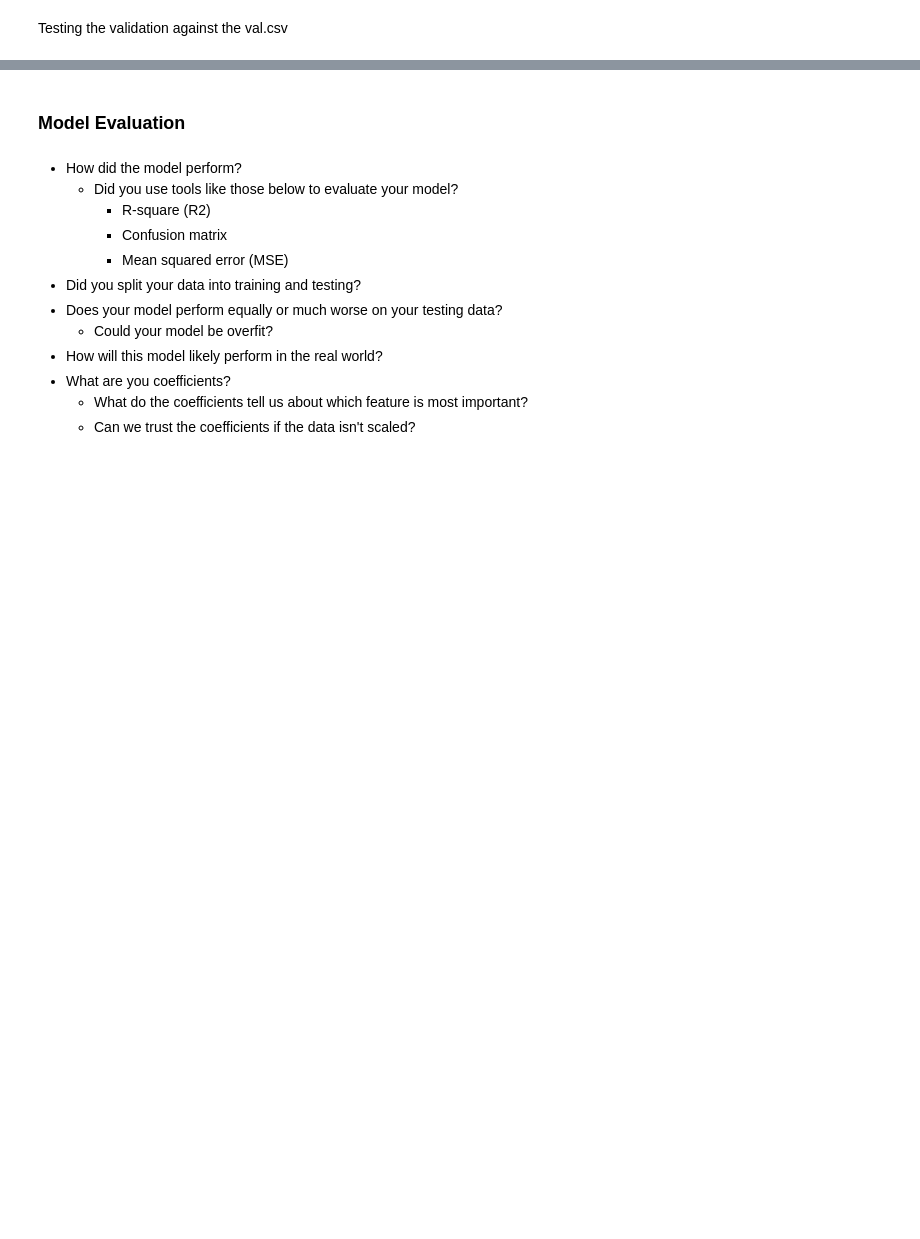
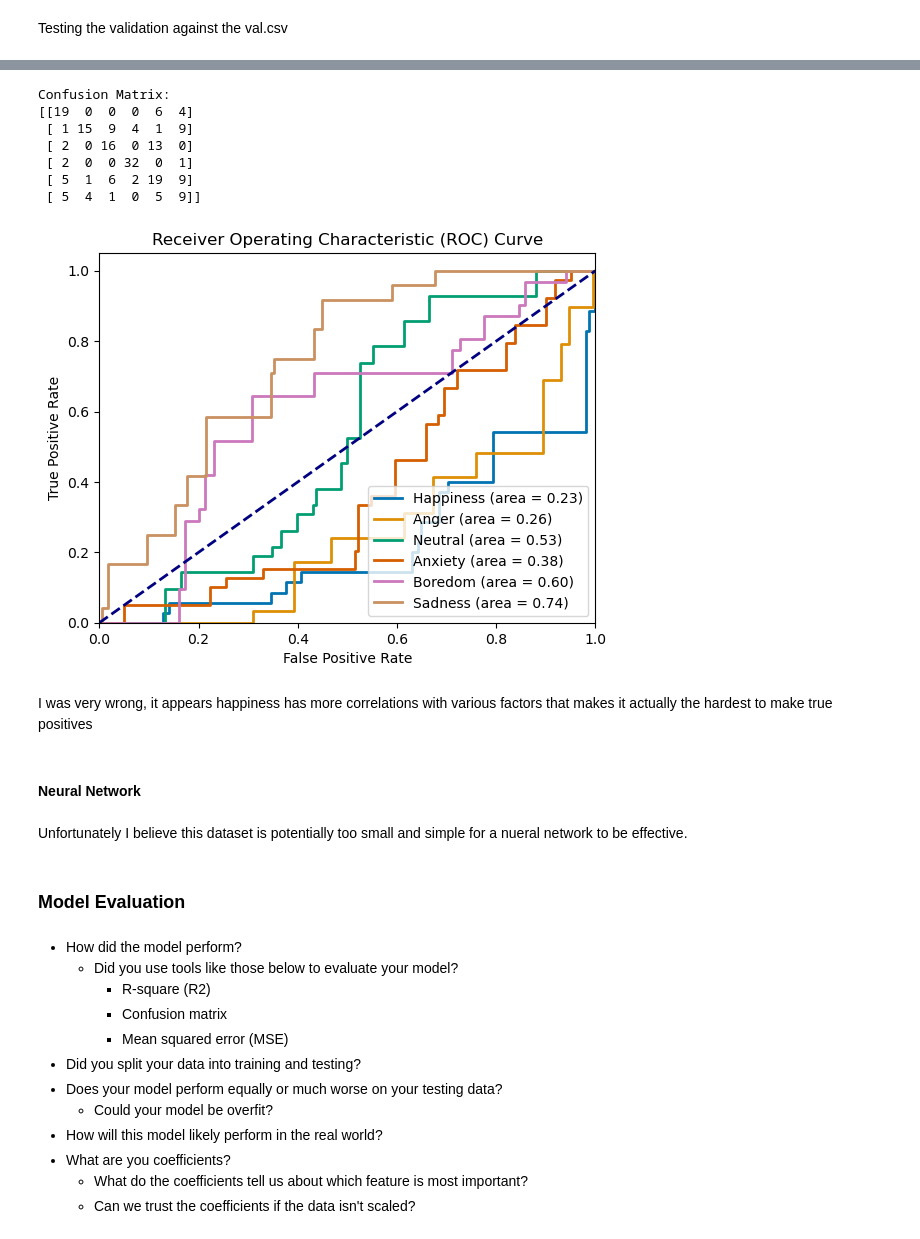
Before and after one commit to Austin-Heard/social-media-emotional-effects, a Jupyter notebook: notebooks/data_template.ipynb, the cells around one changed output, grey strips where cells are left out. Saved outputs shown, nothing was run; the diff lists cells and outputs as text; code cells hidden in the pictures; blank space fills up the shorter version.

```diff
--- a/notebooks/data_template.ipynb
+++ b/notebooks/data_template.ipynb
@@ -827,3 +981,62 @@ Neural Network
+# %%
+gender = ['Happiness', 'Anger', 'Neutral', 'Anxiety', 'Boredom', 'Sadness']
+
+# Set my target variable
+X = socialmedia_ml_db.drop(columns=['Dominant_Emotion_Anger',
+       'Dominant_Emotion_Anxiety', 'Dominant_Emotion_Boredom',
+       'Dominant_Emotion_Happiness', 'Dominant_Emotion_Neutral',
+       'Dominant_Emotion_Sadness'])
+y = socialmedia_db["Dominant_Emotion"]
+
+# Set the train and test splits
+X_train, X_test, y_train, y_test = train_test_split(X, y, test_size=0.2, random_state=42)
+
+# Training the multinomial model
+model = LogisticRegression(multi_class='multinomial', solver='lbfgs', max_iter=5000)
+model.fit(X_train, y_train)
+
+# Make predictions
+y_pred = model.predict(X_test)
+y_pred_prob = model.predict_proba(X_test)
+
+# Confusion Matrix
+conf_matrix = confusion_matrix(y_test, y_pred)
+print("Confusion Matrix:")
+print(conf_matrix)
+
+# Binarize the output for ROC curve plotting
+y_test_bin = label_binarize(y_test, classes=['Happiness', 'Anger', 'Neutral', 'Anxiety', 'Boredom', 'Sadness'])
+
+# Plot ROC curves for each class
+plt.figure()
+for i in range(y_test_bin.shape[1]):
+    fpr, tpr, _ = roc_curve(y_test_bin[:, i], y_pred_prob[:, i])
+    roc_auc = auc(fpr, tpr)
+    plt.plot(fpr, tpr, lw=2, label=f'{gender[i]} (area = {roc_auc:.2f})')
+
+plt.plot([0, 1], [0, 1], color='navy', lw=2, linestyle='--')
+plt.xlim([0.0, 1.0])
+plt.ylim([0.0, 1.05])
+plt.xlabel('False Positive Rate')
+plt.ylabel('True Positive Rate')
+plt.title('Receiver Operating Characteristic (ROC) Curve')
+plt.legend(loc="lower right")
+plt.show()
+# %% [output]
+Confusion Matrix:
+[[19  0  0  0  6  4]
+ [ 1 15  9  4  1  9]
+ [ 2  0 16  0 13  0]
+ [ 2  0  0 32  0  1]
+ [ 5  1  6  2 19  9]
+ [ 5  4  1  0  5  9]]
+[figure, added]
+# %% [markdown]
+I was very wrong, it appears happiness has more correlations with various factors that makes it actually the hardest to make true positives
+# %% [markdown]
+#### Neural Network
+# %% [markdown]
+Unfortunately I believe this dataset is potentially too small and simple for a nueral network to be effective.
 # %% [markdown]
 ### Model Evaluation
 # %% [markdown]
```
Also changed, not shown: parts of 14 cells of this notebook.
